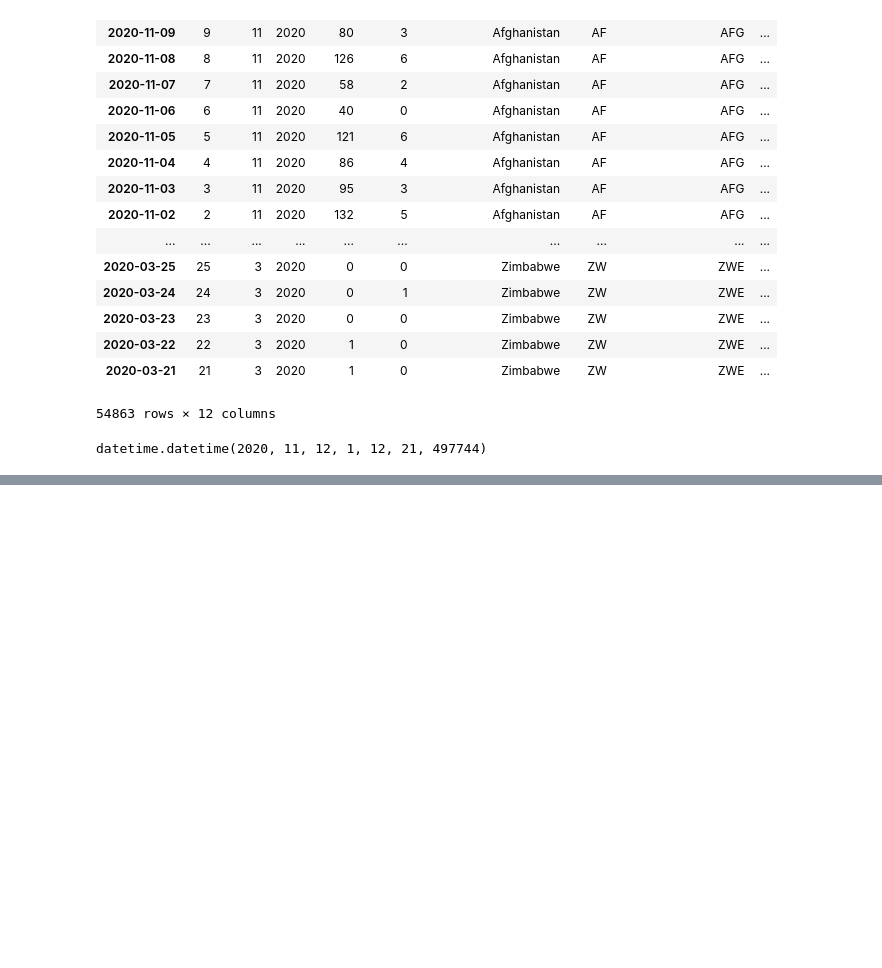
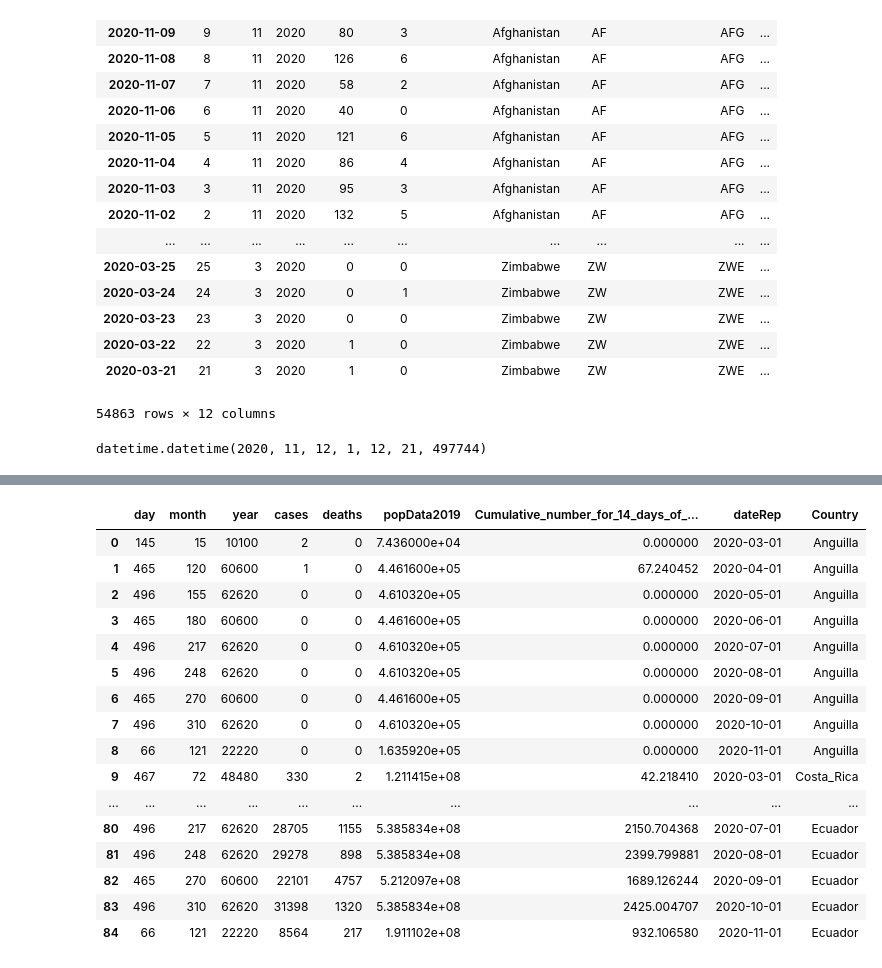
Before and after one commit to Remek953/Covid19---Charts, a Jupyter notebook: Testing.ipynb, the cells around one changed output, grey strips where cells are left out. Saved outputs shown, nothing was run; the diff lists cells and outputs as text; code cells hidden in the pictures; blank space fills up the shorter version.

```diff
--- a/Testing.ipynb
+++ b/Testing.ipynb
@@ -425,0 +493,20 @@ s.strftime('%d/%m/%y')
+# %%
+newDF
+# %% [output]
+|  | day | month | year | cases | deaths | popData2019 | Cumulative_number_for_14_days_of_... | dateRep | Country |
+| 0 | 145 | 15 | 10100 | 2 | 0 | 7.436000e+04 | 0.000000 | 2020-03-01 | Anguilla |
+| 1 | 465 | 120 | 60600 | 1 | 0 | 4.461600e+05 | 67.240452 | 2020-04-01 | Anguilla |
+| 2 | 496 | 155 | 62620 | 0 | 0 | 4.610320e+05 | 0.000000 | 2020-05-01 | Anguilla |
+| 3 | 465 | 180 | 60600 | 0 | 0 | 4.461600e+05 | 0.000000 | 2020-06-01 | Anguilla |
+| 4 | 496 | 217 | 62620 | 0 | 0 | 4.610320e+05 | 0.000000 | 2020-07-01 | Anguilla |
+| 5 | 496 | 248 | 62620 | 0 | 0 | 4.610320e+05 | 0.000000 | 2020-08-01 | Anguilla |
+| 6 | 465 | 270 | 60600 | 0 | 0 | 4.461600e+05 | 0.000000 | 2020-09-01 | Anguilla |
+| 7 | 496 | 310 | 62620 | 0 | 0 | 4.610320e+05 | 0.000000 | 2020-10-01 | Anguilla |
+| 8 | 66 | 121 | 22220 | 0 | 0 | 1.635920e+05 | 0.000000 | 2020-11-01 | Anguilla |
+| 9 | 467 | 72 | 48480 | 330 | 2 | 1.211415e+08 | 42.218410 | 2020-03-01 | Costa_Rica |
+| ... | ... | ... | ... | ... | ... | ... | ... | ... | ... |
+| 80 | 496 | 217 | 62620 | 28705 | 1155 | 5.385834e+08 | 2150.704368 | 2020-07-01 | Ecuador |
+| 81 | 496 | 248 | 62620 | 29278 | 898 | 5.385834e+08 | 2399.799881 | 2020-08-01 | Ecuador |
+| 82 | 465 | 270 | 60600 | 22101 | 4757 | 5.212097e+08 | 1689.126244 | 2020-09-01 | Ecuador |
+| 83 | 496 | 310 | 62620 | 31398 | 1320 | 5.385834e+08 | 2425.004707 | 2020-10-01 | Ecuador |
+| 84 | 66 | 121 | 22220 | 8564 | 217 | 1.911102e+08 | 932.106580 | 2020-11-01 | Ecuador |
```
Also changed, not shown: parts of 6 cells of this notebook, 3 other files.
